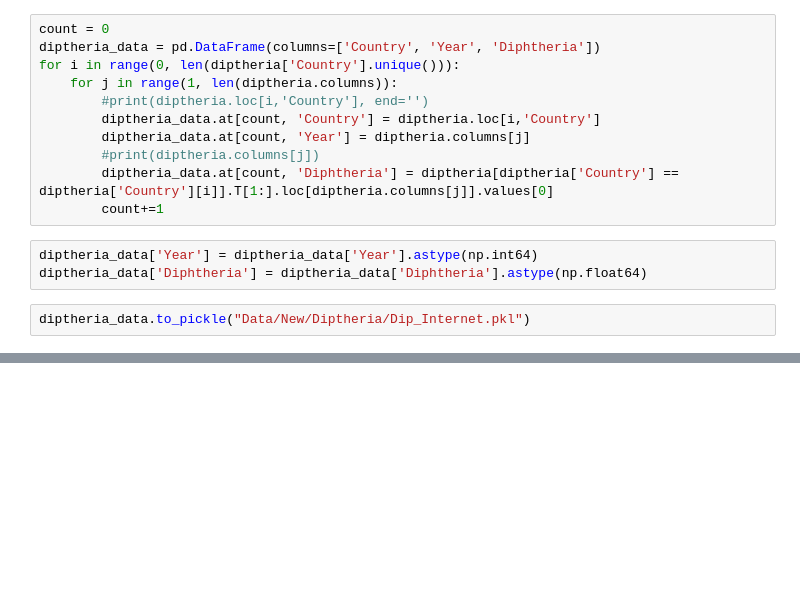
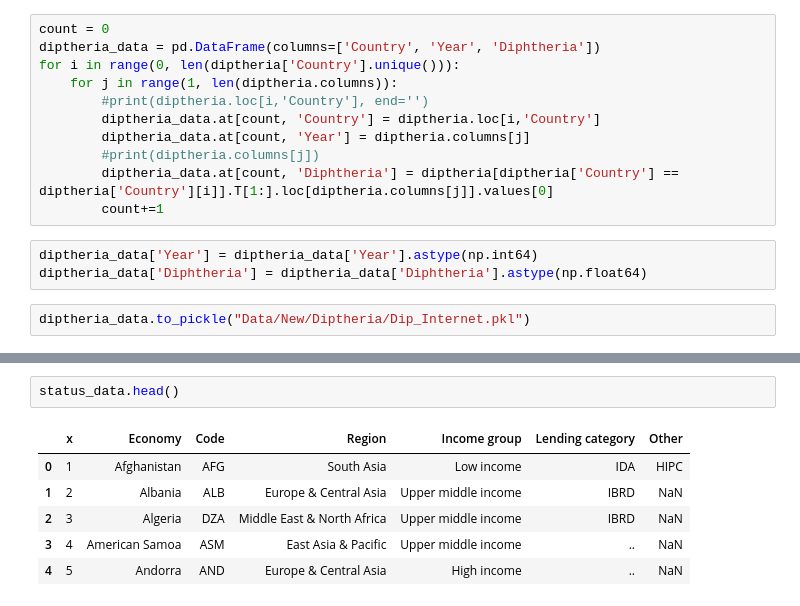
Before and after one commit to PVineeth/lifeexp_ml, a Jupyter notebook: Create_Dataset.ipynb, the cells around one changed output, grey strips where cells are left out. Drawn from its saved outputs; the diff is of its cells as text; blank space fills up the shorter version.

```diff
--- a/Create_Dataset.ipynb
+++ b/Create_Dataset.ipynb
@@ -483,0 +688,9 @@ main_data.iloc[[3151]]
+# %%
+status_data.head()
+# %% [output]
+|  | x | Economy | Code | Region | Income group | Lending category | Other |
+| 0 | 1 | Afghanistan | AFG | South Asia | Low income | IDA | HIPC |
+| 1 | 2 | Albania | ALB | Europe & Central Asia | Upper middle income | IBRD | NaN |
+| 2 | 3 | Algeria | DZA | Middle East & North Africa | Upper middle income | IBRD | NaN |
+| 3 | 4 | American Samoa | ASM | East Asia & Pacific | Upper middle income | .. | NaN |
+| 4 | 5 | Andorra | AND | Europe & Central Asia | High income | .. | NaN |
```
Also changed, not shown: parts of 29 cells of this notebook, 11 other files.
